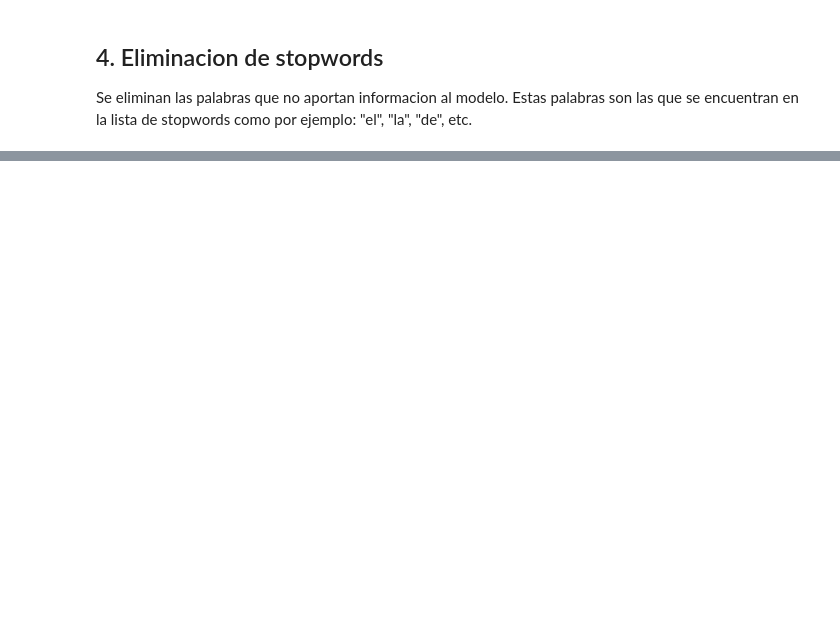
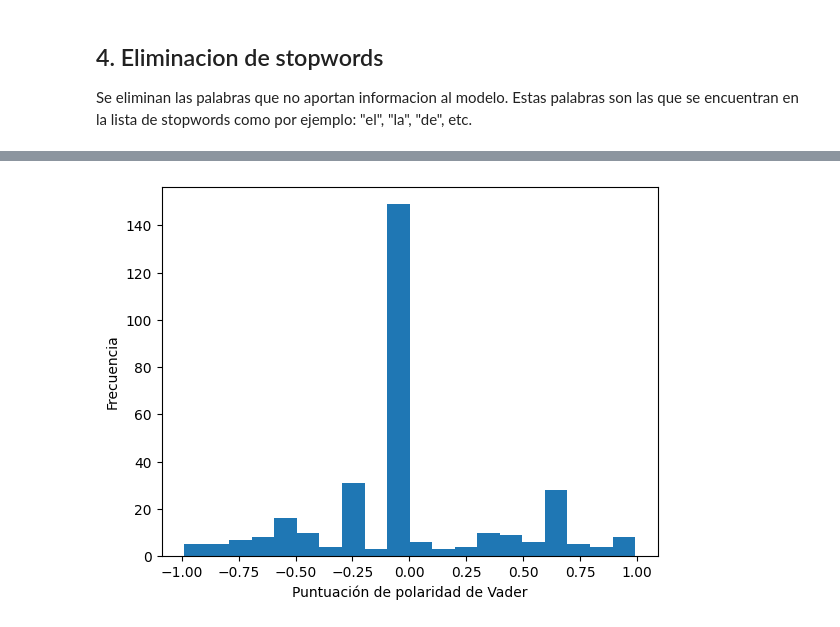
Before and after one commit to Dylanuga/YouTubeCommentsAnalysis, a Jupyter notebook: notebooks/Analisis.ipynb, the cells around one changed output, grey strips where cells are left out. Saved outputs shown, nothing was run; the diff lists cells and outputs as text; code cells hidden in the pictures; blank space fills up the shorter version.

```diff
--- a/notebooks/Analisis.ipynb
+++ b/notebooks/Analisis.ipynb
@@ -80,0 +81,4 @@ Se eliminan los caracteres especiales, se pasa todo a minusculas y se eliminan e
+# %%
+df_vader = df.copy()
+
+print(df_vader.head())
@@ -212,0 +332,23 @@ for token in doc:
+# %%
+from vaderSentiment.vaderSentiment import SentimentIntensityAnalyzer
+
+# Crear el analizador de sentimientos
+sia = SentimentIntensityAnalyzer()
+
+def safe_polarity_scores(comment):
+    try:
+        return sia.polarity_scores(comment)
+    except IndexError:
+        print(f"Error with comment: {comment}")
+        return None
+
+df_vader['vader_scores'] = df_vader['textDisplay'].apply(safe_polarity_scores)
+
+# Eliminar las filas que contienen None en la columna 'vader_scores'
+df_vader = df_vader.dropna(subset=['vader_scores'])
+
+# # Extraer la puntuación compuesta, que es una puntuación de sentimiento general que combina las puntuaciones de sentimiento positivo, negativo y neutral
+df_vader['vader_compound'] = df_vader['vader_scores'].apply(lambda scores: scores['compound'])
+
+# # # Clasificar los comentarios en base a la puntuación compuesta
+# df_vader['vader_classification'] = df_vader['vader_compound'].apply(lambda score: 2 if score < -0.5 else 1 if -0.5 <= score < 0.5 else 0)
@@ -212,0 +405,10 @@ for token in doc:
+# %%
+import matplotlib.pyplot as plt
+
+# Crear un histograma de las puntuaciones de polaridad
+plt.hist(df_vader['vader_compound'], bins=20)
+plt.xlabel('Puntuación de polaridad de Vader')
+plt.ylabel('Frecuencia')
+plt.show()
+# %% [output]
+[figure, added]
```
Also changed, not shown: parts of 43 cells of this notebook, 9 other files.
